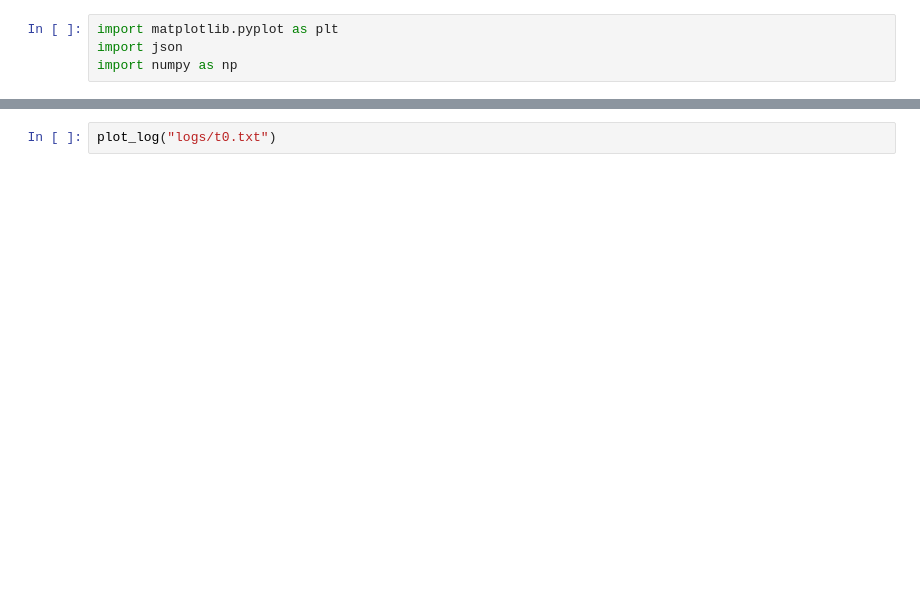
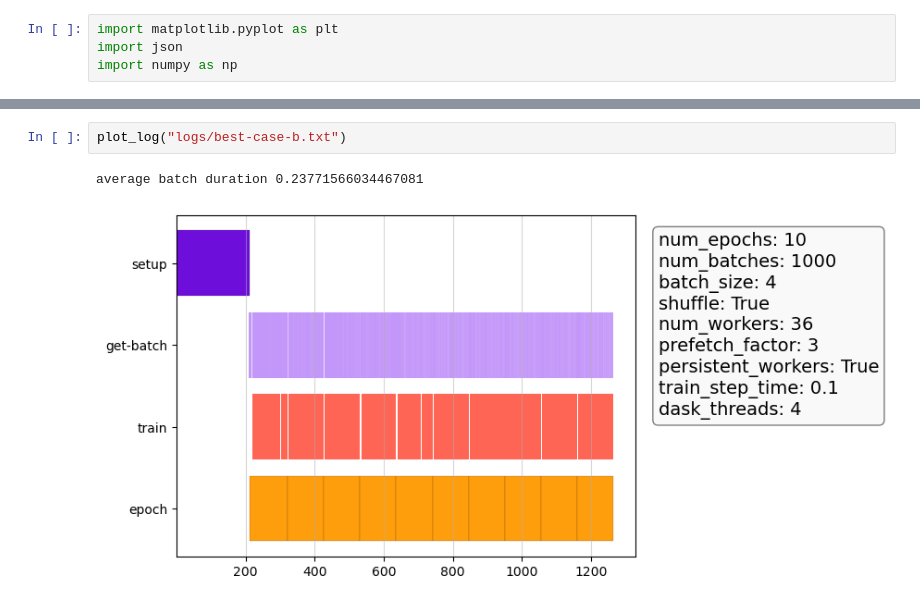
Before and after one commit to earth-mover/dataloader-demo, a Jupyter notebook: plot.ipynb, the cells around one changed output, grey strips where cells are left out. Cells and saved outputs as stored; diff of their text form; blank space fills up the shorter version.

```diff
--- a/plot.ipynb
+++ b/plot.ipynb
@@ -56,3 +135,6 @@ def plot_log(fname):
 # %%
-plot_log("logs/t0.txt")
+plot_log("logs/best-case-b.txt")
+# %% [output]
+average batch duration 0.23771566034467081
+[figure, added]
 # %%
```
Also changed, not shown: parts of 33 cells of this notebook, 1 other file.
